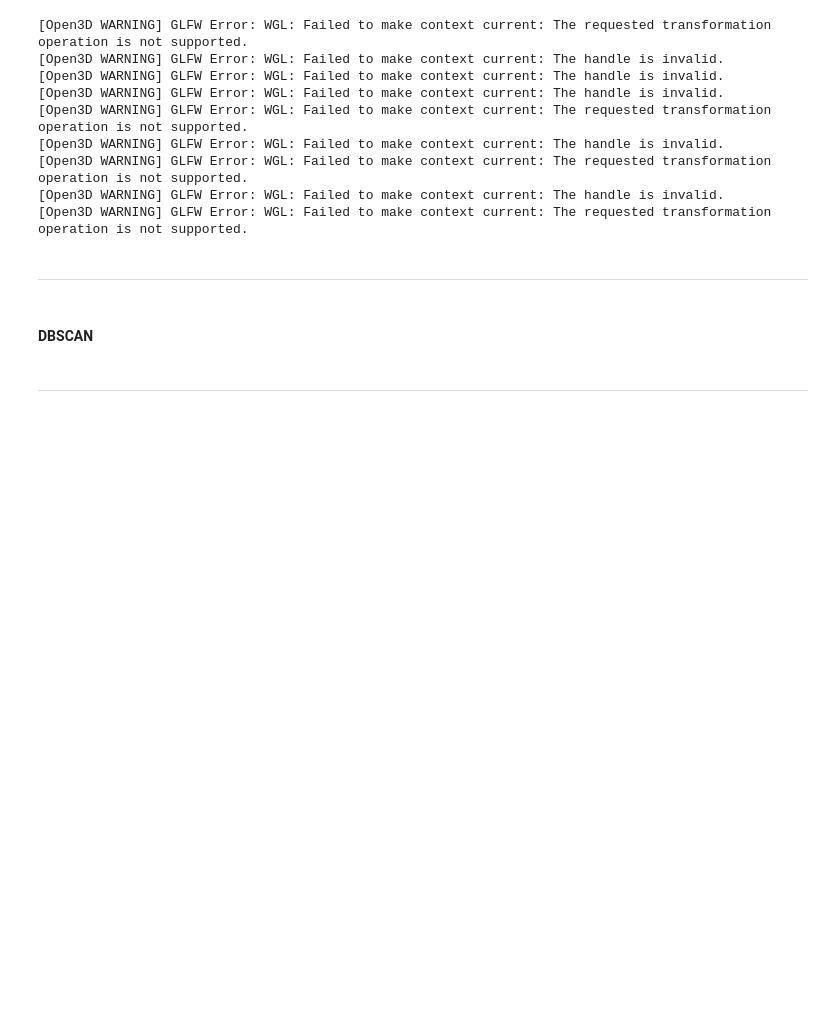
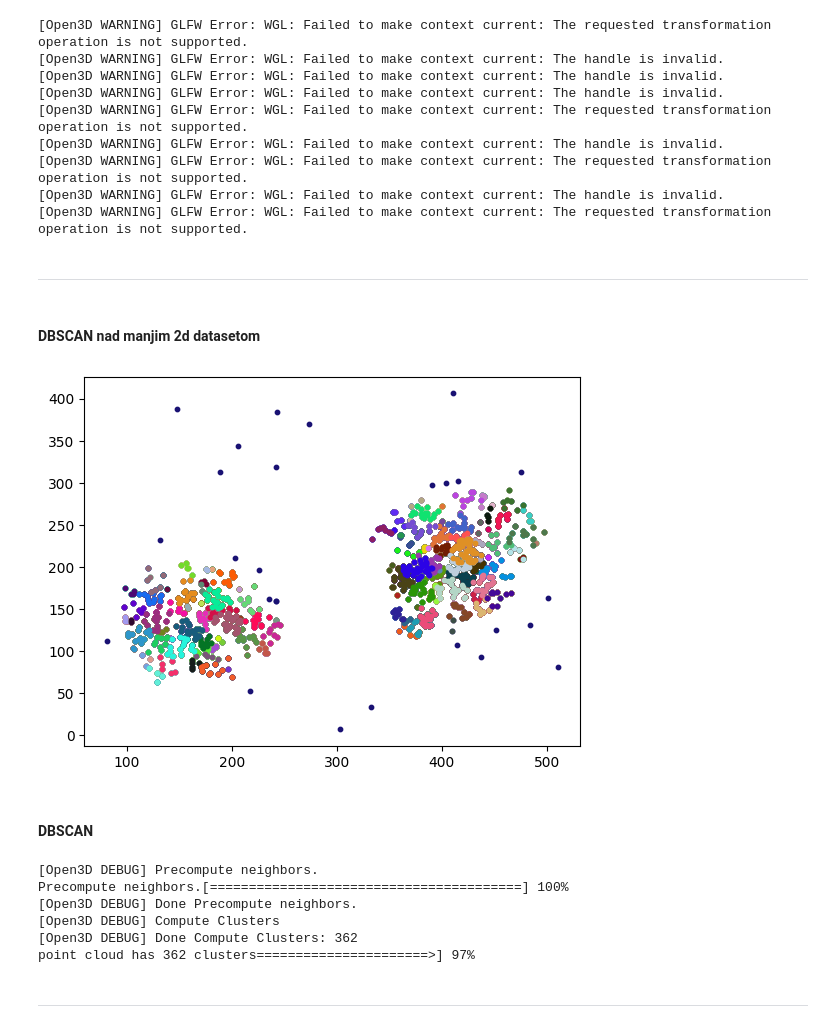
Before and after one commit to lborovina1/Point-Cloud-Data-Processing, a Jupyter notebook: Kodovi - Obrada point cloud podataka.ipynb, the cells around one changed output. Drawn from its saved outputs; the diff is of its cells as text; code cells hidden in the pictures; blank space fills up the shorter version.

Commit message:
dbscan

```diff
--- a/Kodovi - Obrada point cloud podataka.ipynb
+++ b/Kodovi - Obrada point cloud podataka.ipynb
@@ -399,4 +399,4 @@ o3d.visualization.draw_geometries([pcd])
 # %% [markdown]
 ***
 # %% [markdown]
-#### DBSCAN
+#### DBSCAN nad manjim 2d datasetom
@@ -403,3 +466,49 @@ o3d.visualization.draw_geometries([pcd])
+# %%
+df = pd.read_csv('/home/hasti/DPS/resursi/outliers.csv')
+df = df[['x', 'y']]
+
+c = df.to_numpy()
+cloud = tuple(map(tuple, c))
+# %%
+C = dbscan(cloud, 15, 4)
+for item in C.items():
+    if len(item) == 0:
+        print(len(item))
+# %%
+
+for i in C.keys():
+    v = list(C[i])
+    x, y = zip(*v)
+    plt.scatter(x,y, c = (random.random(), random.random(), random.random()), s = 10)
+
+plt.show()
+# %% [output]
+[figure, added]
+# %% [markdown]
+#### DBSCAN
+# %%
+with o3d.utility.VerbosityContextManager(
+        o3d.utility.VerbosityLevel.Debug) as cm:
+    labels = np.array(
+        pcd.cluster_dbscan(eps=0.1025, min_points=10, print_progress=True))
+
+max_label = labels.max()
+print(f"point cloud has {max_label + 1} clusters")
+colors = plt.get_cmap("tab20")(labels / (max_label if max_label > 0 else 1))
+colors[labels < 0] = 0
+pcd.colors = o3d.utility.Vector3dVector(colors[:, :3])
+o3d.visualization.draw_geometries([pcd],
+                                  zoom=0.455,
+                                  front=[-0.4999, -0.1659, -0.8499],
+                                  lookat=[2.1813, 2.0619, 2.0999],
+                                  up=[0.1204, -0.9852, 0.1215])
+# %% [output]
+[Open3D DEBUG] Precompute neighbors.
+Precompute neighbors.[========================================] 100%
+[Open3D DEBUG] Done Precompute neighbors.
+[Open3D DEBUG] Compute Clusters
+[Open3D DEBUG] Done Compute Clusters: 362
+point cloud has 362 clusters======================>] 97%
 # %% [markdown]
 ***
 # %% [markdown]
```
Also changed, not shown: parts of 2 cells of this notebook.
